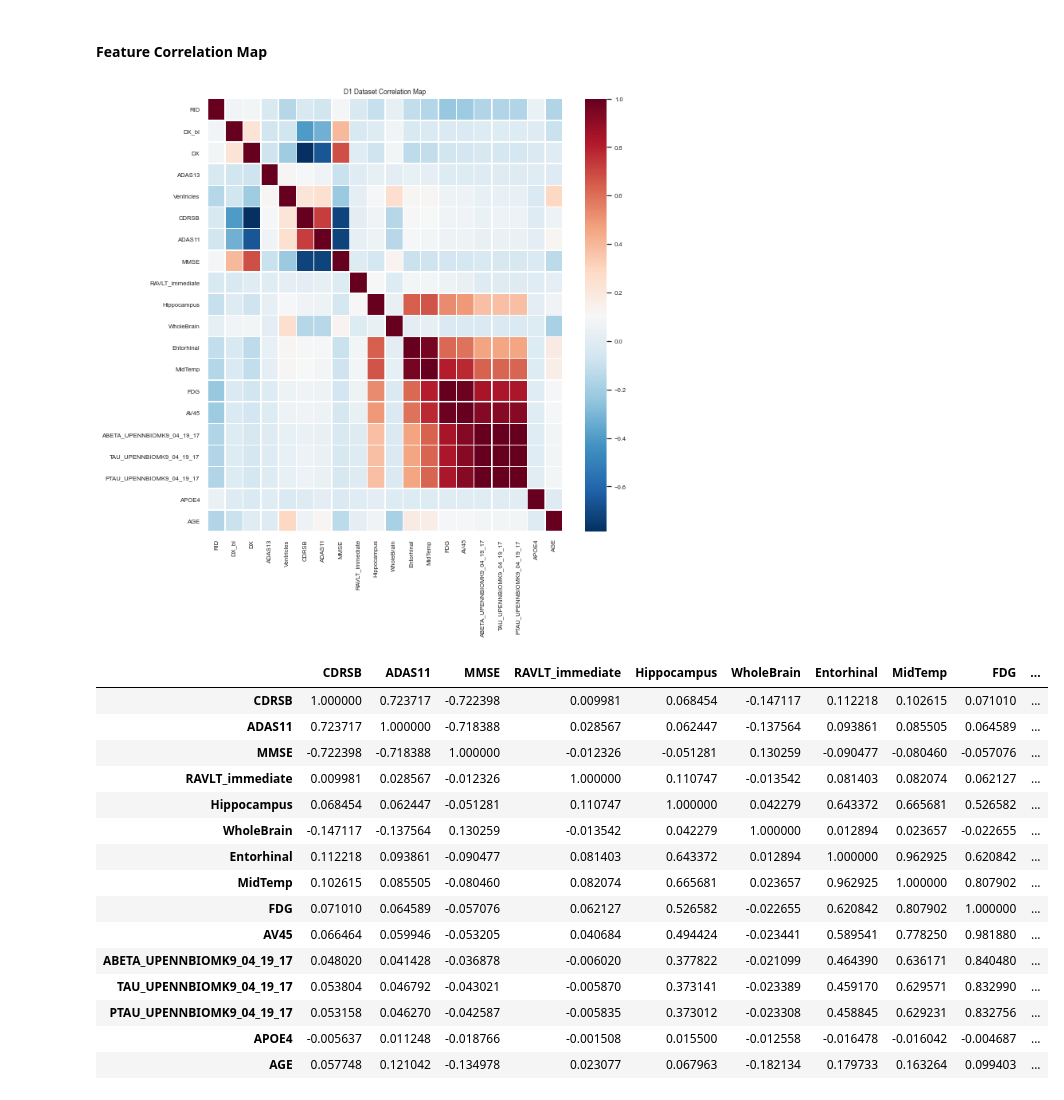
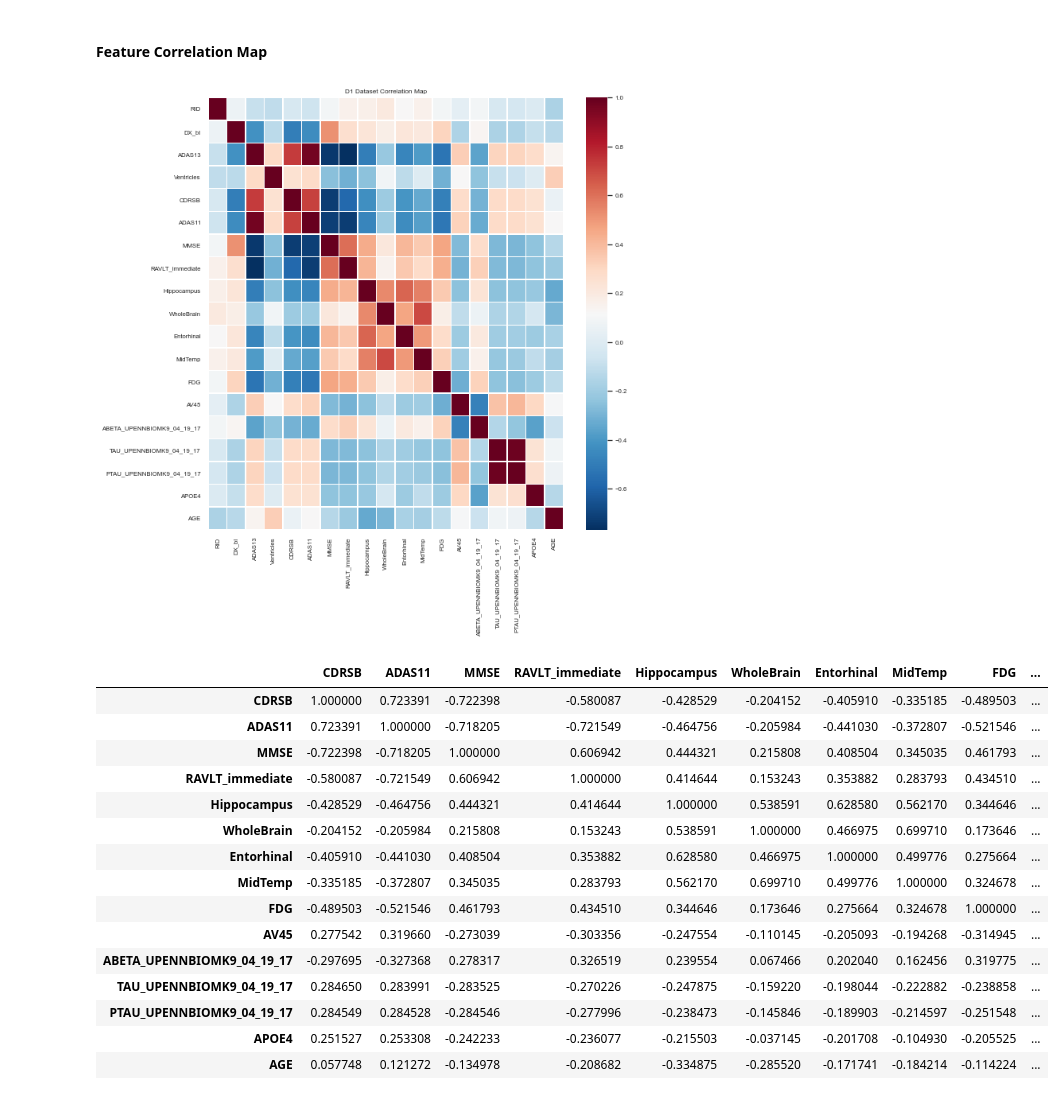
Before and after one commit to rusane/natural-computing, a Jupyter notebook: Project/Exploratory Data Analysis (EDA).ipynb, the cells around one changed output. Cells and saved outputs as stored; diff of their text form; code cells hidden in the pictures.

```diff
--- a/Project/Exploratory Data Analysis (EDA).ipynb
+++ b/Project/Exploratory Data Analysis (EDA).ipynb
@@ -116,0 +121,4 @@ memory usage: 263.7 KB
+# %%
+# load and pre-process tadpole dataset
+tp = Tadpole(debug=True)
+print("Labels:", tp.label_dict)
@@ -117,3 +129,6 @@ memory usage: 263.7 KB
+# %%
+# fetch df
+train_df = tp.df
 # %% [markdown]
 ### EDA
 # %%
@@ -142,23 +155,23 @@ sns.heatmap(train_df.corr(), cmap='RdBu_r', linewidths=0.5)
 plt.title("D1 Dataset Correlation Map")
 plt.show()
 # %% [output]
-[figure, old version]
+[figure, new version]
 # %%
-train_df.drop(columns=['DX_bl', 'RID', 'DX', 'ADAS13', 'Ventricles']).corr()
+train_df.drop(columns=['DX_bl', 'RID', 'ADAS13', 'Ventricles']).corr()
 # %% [output]
 |  | CDRSB | ADAS11 | MMSE | RAVLT_immediate | Hippocampus | WholeBrain | Entorhinal | MidTemp | FDG | ... |
-| CDRSB | 1.000000 | 0.723717 | -0.722398 | 0.009981 | 0.068454 | -0.147117 | 0.112218 | 0.102615 | 0.071010 | ... |
-| ADAS11 | 0.723717 | 1.000000 | -0.718388 | 0.028567 | 0.062447 | -0.137564 | 0.093861 | 0.085505 | 0.064589 | ... |
-| MMSE | -0.722398 | -0.718388 | 1.000000 | -0.012326 | -0.051281 | 0.130259 | -0.090477 | -0.080460 | -0.057076 | ... |
-| RAVLT_immediate | 0.009981 | 0.028567 | -0.012326 | 1.000000 | 0.110747 | -0.013542 | 0.081403 | 0.082074 | 0.062127 | ... |
-| Hippocampus | 0.068454 | 0.062447 | -0.051281 | 0.110747 | 1.000000 | 0.042279 | 0.643372 | 0.665681 | 0.526582 | ... |
-| WholeBrain | -0.147117 | -0.137564 | 0.130259 | -0.013542 | 0.042279 | 1.000000 | 0.012894 | 0.023657 | -0.022655 | ... |
-| Entorhinal | 0.112218 | 0.093861 | -0.090477 | 0.081403 | 0.643372 | 0.012894 | 1.000000 | 0.962925 | 0.620842 | ... |
-| MidTemp | 0.102615 | 0.085505 | -0.080460 | 0.082074 | 0.665681 | 0.023657 | 0.962925 | 1.000000 | 0.807902 | ... |
-| FDG | 0.071010 | 0.064589 | -0.057076 | 0.062127 | 0.526582 | -0.022655 | 0.620842 | 0.807902 | 1.000000 | ... |
-| AV45 | 0.066464 | 0.059946 | -0.053205 | 0.040684 | 0.494424 | -0.023441 | 0.589541 | 0.778250 | 0.981880 | ... |
-| ABETA_UPENNBIOMK9_04_19_17 | 0.048020 | 0.041428 | -0.036878 | -0.006020 | 0.377822 | -0.021099 | 0.464390 | 0.636171 | 0.840480 | ... |
-| TAU_UPENNBIOMK9_04_19_17 | 0.053804 | 0.046792 | -0.043021 | -0.005870 | 0.373141 | -0.023389 | 0.459170 | 0.629571 | 0.832990 | ... |
-| PTAU_UPENNBIOMK9_04_19_17 | 0.053158 | 0.046270 | -0.042587 | -0.005835 | 0.373012 | -0.023308 | 0.458845 | 0.629231 | 0.832756 | ... |
-| APOE4 | -0.005637 | 0.011248 | -0.018766 | -0.001508 | 0.015500 | -0.012558 | -0.016478 | -0.016042 | -0.004687 | ... |
-| AGE | 0.057748 | 0.121042 | -0.134978 | 0.023077 | 0.067963 | -0.182134 | 0.179733 | 0.163264 | 0.099403 | ... |
+| CDRSB | 1.000000 | 0.723391 | -0.722398 | -0.580087 | -0.428529 | -0.204152 | -0.405910 | -0.335185 | -0.489503 | ... |
+| ADAS11 | 0.723391 | 1.000000 | -0.718205 | -0.721549 | -0.464756 | -0.205984 | -0.441030 | -0.372807 | -0.521546 | ... |
+| MMSE | -0.722398 | -0.718205 | 1.000000 | 0.606942 | 0.444321 | 0.215808 | 0.408504 | 0.345035 | 0.461793 | ... |
+| RAVLT_immediate | -0.580087 | -0.721549 | 0.606942 | 1.000000 | 0.414644 | 0.153243 | 0.353882 | 0.283793 | 0.434510 | ... |
+| Hippocampus | -0.428529 | -0.464756 | 0.444321 | 0.414644 | 1.000000 | 0.538591 | 0.628580 | 0.562170 | 0.344646 | ... |
+| WholeBrain | -0.204152 | -0.205984 | 0.215808 | 0.153243 | 0.538591 | 1.000000 | 0.466975 | 0.699710 | 0.173646 | ... |
+| Entorhinal | -0.405910 | -0.441030 | 0.408504 | 0.353882 | 0.628580 | 0.466975 | 1.000000 | 0.499776 | 0.275664 | ... |
+| MidTemp | -0.335185 | -0.372807 | 0.345035 | 0.283793 | 0.562170 | 0.699710 | 0.499776 | 1.000000 | 0.324678 | ... |
+| FDG | -0.489503 | -0.521546 | 0.461793 | 0.434510 | 0.344646 | 0.173646 | 0.275664 | 0.324678 | 1.000000 | ... |
+| AV45 | 0.277542 | 0.319660 | -0.273039 | -0.303356 | -0.247554 | -0.110145 | -0.205093 | -0.194268 | -0.314945 | ... |
+| ABETA_UPENNBIOMK9_04_19_17 | -0.297695 | -0.327368 | 0.278317 | 0.326519 | 0.239554 | 0.067466 | 0.202040 | 0.162456 | 0.319775 | ... |
+| TAU_UPENNBIOMK9_04_19_17 | 0.284650 | 0.283991 | -0.283525 | -0.270226 | -0.247875 | -0.159220 | -0.198044 | -0.222882 | -0.238858 | ... |
+| PTAU_UPENNBIOMK9_04_19_17 | 0.284549 | 0.284528 | -0.284546 | -0.277996 | -0.238473 | -0.145846 | -0.189903 | -0.214597 | -0.251548 | ... |
+| APOE4 | 0.251527 | 0.253308 | -0.242233 | -0.236077 | -0.215503 | -0.037145 | -0.201708 | -0.104930 | -0.205525 | ... |
+| AGE | 0.057748 | 0.121272 | -0.134978 | -0.208682 | -0.334875 | -0.285520 | -0.171741 | -0.184214 | -0.114224 | ... |
```
Also changed, not shown: parts of 9 cells of this notebook.
